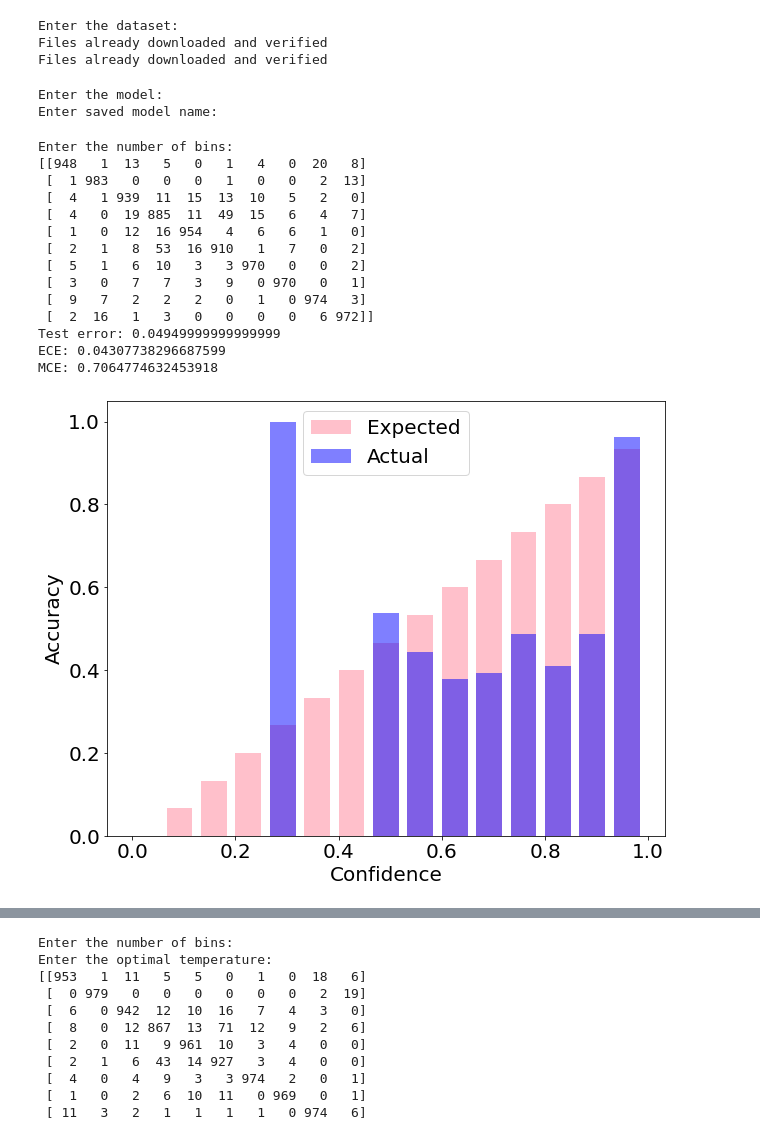
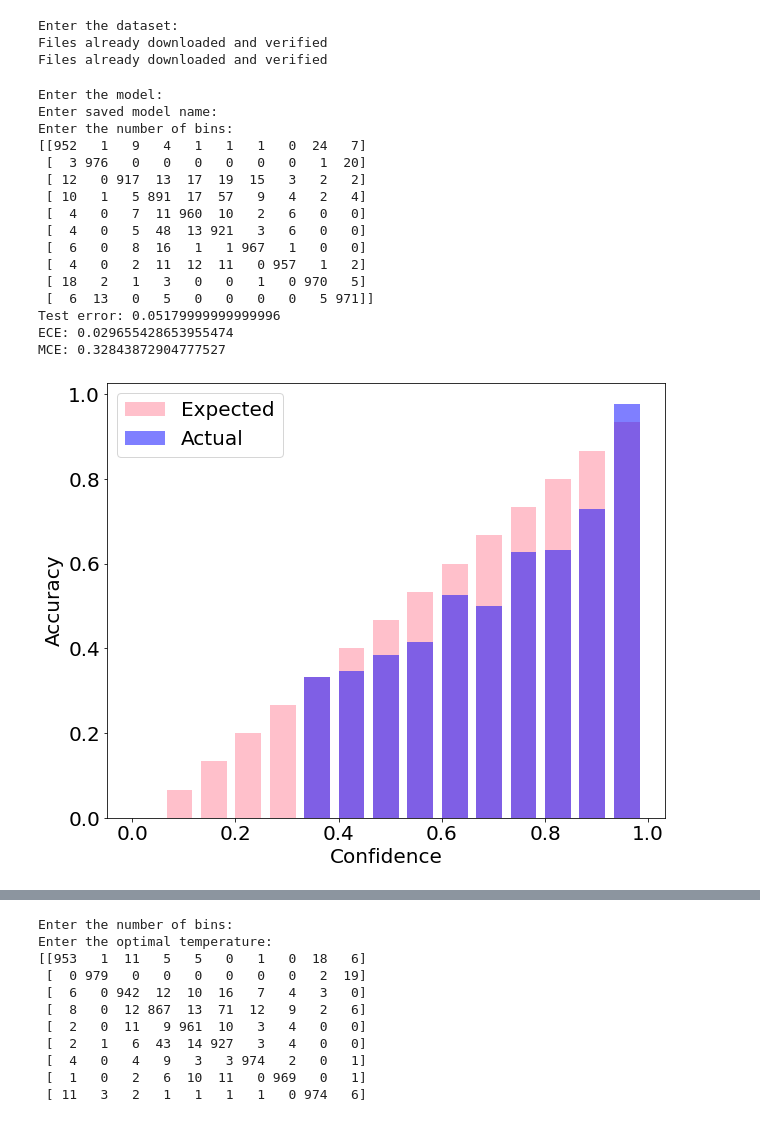
Before and after one commit to Linwei-Tao/progressive_fixing, a Jupyter notebook: Experiments/evaluate_single_model.ipynb, the cells around one changed output, grey strips where cells are left out. Saved outputs shown, nothing was run; the diff lists cells and outputs as text; code cells hidden in the pictures.

```diff
--- a/Experiments/evaluate_single_model.ipynb
+++ b/Experiments/evaluate_single_model.ipynb
@@ -113,58 +113,57 @@ else:
 Enter the dataset:
 Files already downloaded and verified
 Files already downloaded and verified
-# %%
-# Taking input for the model
-print ('Enter the model: ')
-# model_name = input()
-model_name = "resnet50"
-print ('Enter saved model name: ')
-# saved_model_name = input()
-saved_model_name = "/home/dylan/Desktop/progressive_fixing/run/resnet50_cifar10_cross_entropy_PF_1=200_PF_2=300_WD=0.0001_220118231132/cross_entropy_350.pt"
-
-model = models[model_name]
-# %% [output]
-Enter the model:
-Enter saved model name:
 # %%
+# Taking input for the model
+print ('Enter the model: ')
+# model_name = input()
+model_name = "resnet50"
+print ('Enter saved model name: ')
+# saved_model_name = input()
+saved_model_name = "/home/dylan/Desktop/progressive_fixing/run/resnet50_cifar10_cross_entropy_PF=22_WD=0.0001_220119195919/cross_entropy_300.pt"
+
+model = models[model_name]
+
 # Evaluating the model at T = 1
 # Getting the number of bins
 print ('Enter the number of bins: ')
 # num_bins = int(input())
 num_bins = 15
 
 net = model(num_classes=num_classes, temp=1.0)
 net.cuda()
 # net = torch.nn.DataParallel(net, device_ids=range(torch.cuda.device_count()))
 cudnn.benchmark = True
 net.load_state_dict(torch.load(str(saved_model_name)))
 
 conf_matrix, accuracy, labels, predictions, confidences = test_classification_net(net, test_loader, device)
 ece = expected_calibration_error(confidences, predictions, labels, num_bins=num_bins)
 mce = maximum_calibration_error(confidences, predictions, labels, num_bins=num_bins)
 
 # Printing the required evaluation metrics
 print (conf_matrix)
 print ('Test error: ' + str((1 - accuracy)))
 print ('ECE: ' + str(ece))
 print ('MCE: ' + str(mce))
 
 # Plotting the reliability plot
 reliability_plot(confidences, predictions, labels, num_bins=num_bins)
 bin_strength_plot(confidences, predictions, labels, num_bins=num_bins)
 # %% [output]
+Enter the model:
+Enter saved model name:
 Enter the number of bins:
-[[948   1  13   5   0   1   4   0  20   8]
- [  1 983   0   0   0   1   0   0   2  13]
- [  4   1 939  11  15  13  10   5   2   0]
- [  4   0  19 885  11  49  15   6   4   7]
- [  1   0  12  16 954   4   6   6   1   0]
- [  2   1   8  53  16 910   1   7   0   2]
- [  5   1   6  10   3   3 970   0   0   2]
- [  3   0   7   7   3   9   0 970   0   1]
- [  9   7   2   2   2   0   1   0 974   3]
- [  2  16   1   3   0   0   0   0   6 972]]
-Test error: 0.04949999999999999
-ECE: 0.04307738296687599
-MCE: 0.7064774632453918
+[[952   1   9   4   1   1   1   0  24   7]
+ [  3 976   0   0   0   0   0   0   1  20]
+ [ 12   0 917  13  17  19  15   3   2   2]
+ [ 10   1   5 891  17  57   9   4   2   4]
+ [  4   0   7  11 960  10   2   6   0   0]
+ [  4   0   5  48  13 921   3   6   0   0]
+ [  6   0   8  16   1   1 967   1   0   0]
+ [  4   0   2  11  12  11   0 957   1   2]
+ [ 18   2   1   3   0   0   1   0 970   5]
+ [  6  13   0   5   0   0   0   0   5 971]]
+Test error: 0.05179999999999996
+ECE: 0.029655428653955474
+MCE: 0.32843872904777527
-[figure, old version]
+[figure, new version]
```
Also changed, not shown: parts of 1 cell of this notebook, 6 other files.
